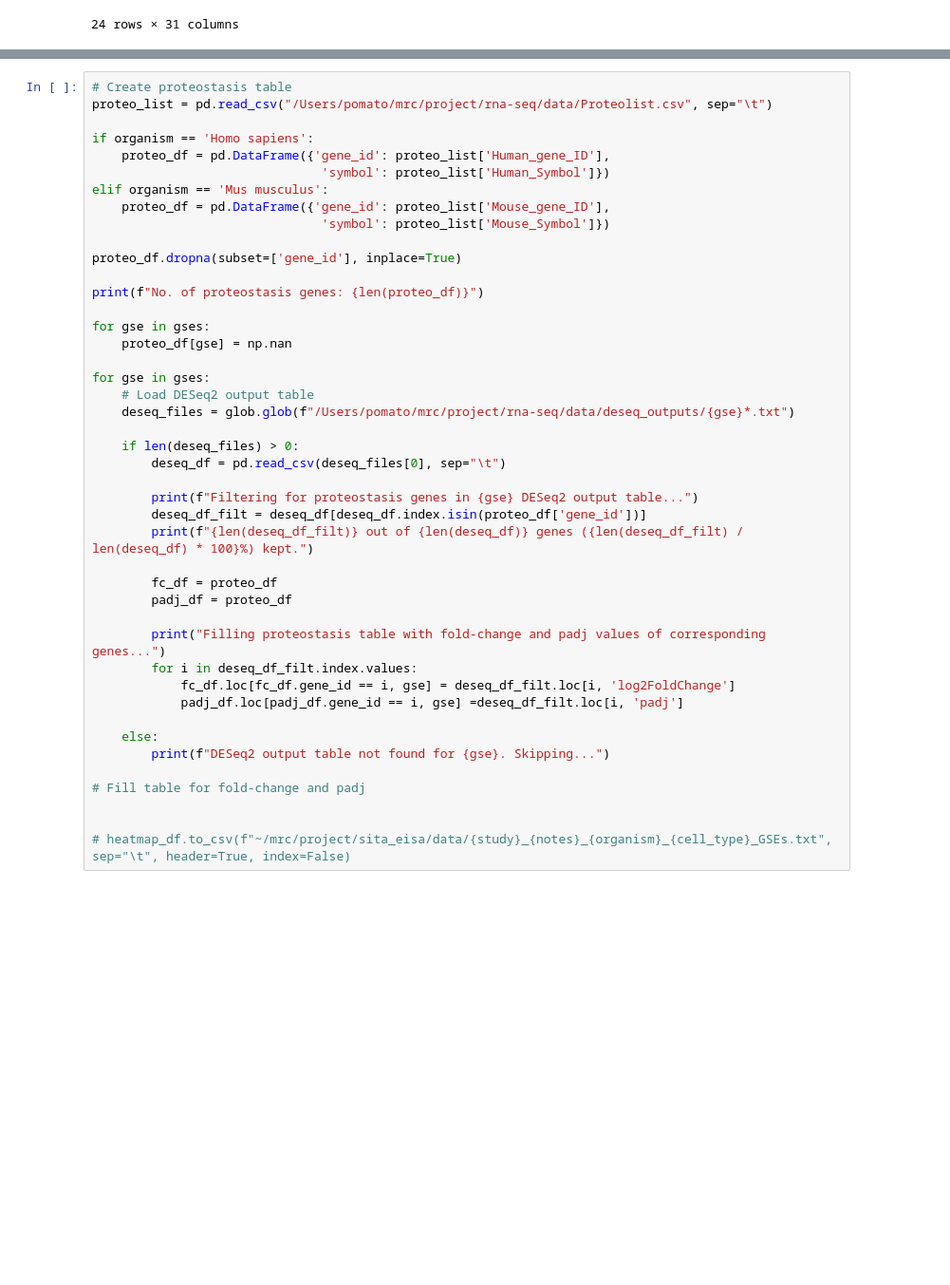
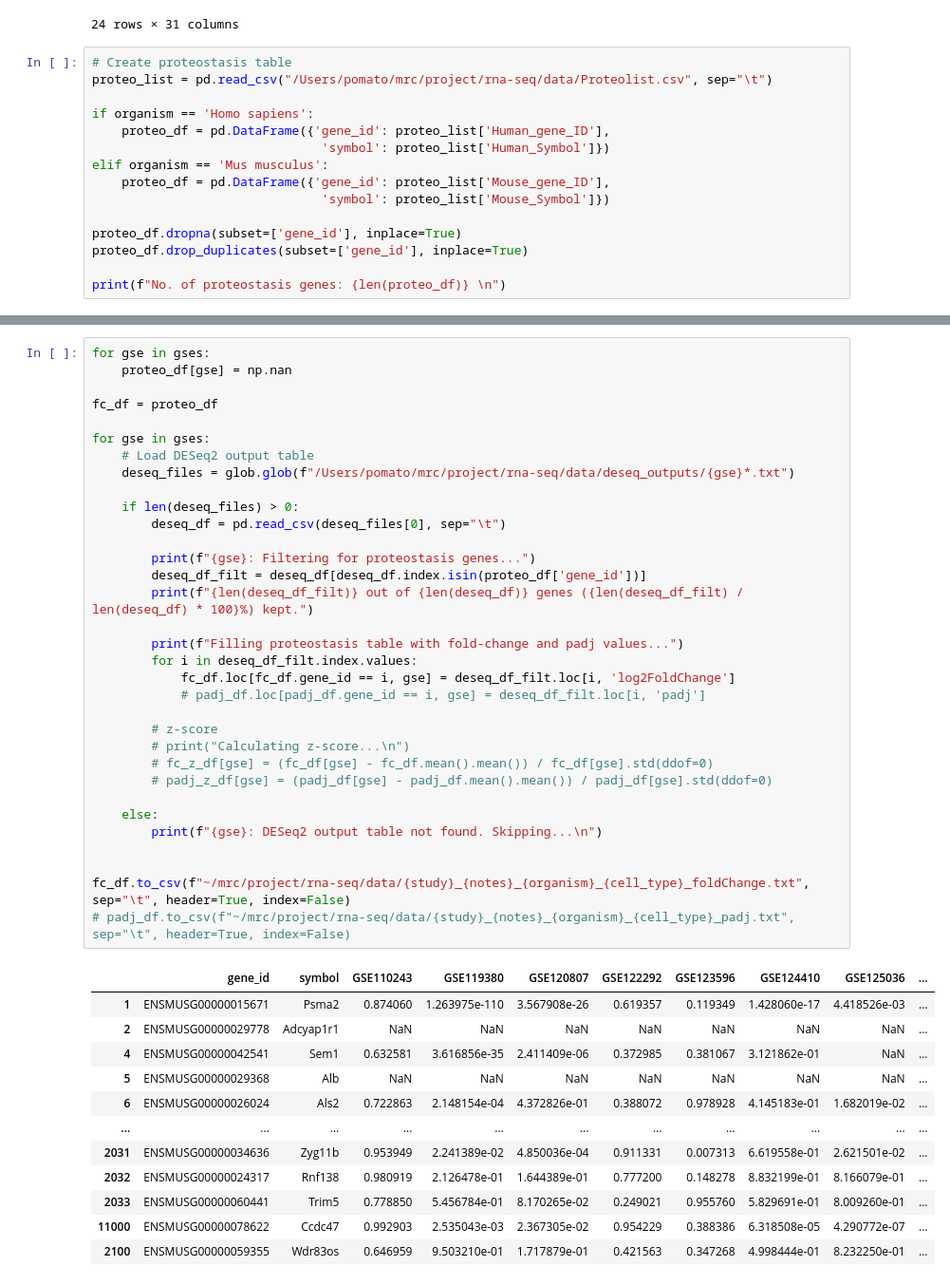
Before and after one commit to xinweny/rna-seq, a Jupyter notebook: script/eisa_proteostasis.ipynb, the cells around one changed output, grey strips where cells are left out. Shown at 95% size. Drawn from its saved outputs; the diff is of its cells as text; blank space fills up the shorter version.

Commit message:
make heatmap script

```diff
--- a/script/eisa_proteostasis.ipynb
+++ b/script/eisa_proteostasis.ipynb
@@ -72,3 +67,18 @@ No. of GSEs: 16
 | 125 | GSE92618 | Inflammation | Mus musculus | BMDM (Resident or Classical (CD16... | Basal vs. LPS-induced | 4 | 1 | ... |
 | 139 | GSE98563 | Inflammation | Mus musculus | BMDM (treated) | Control vs. LPS, low/normal MSCF | 4 | 0.01 | ... |
 24 rows × 31 columns
+# %%
+# Create proteostasis table
+proteo_list = pd.read_csv("/Users/pomato/mrc/project/rna-seq/data/Proteolist.csv", sep="\t")
+
+if organism == 'Homo sapiens':
+    proteo_df = pd.DataFrame({'gene_id': proteo_list['Human_gene_ID'],
+                               'symbol': proteo_list['Human_Symbol']})
+elif organism == 'Mus musculus':
+    proteo_df = pd.DataFrame({'gene_id': proteo_list['Mouse_gene_ID'],
+                               'symbol': proteo_list['Mouse_Symbol']})
+
+proteo_df.dropna(subset=['gene_id'], inplace=True)
+proteo_df.drop_duplicates(subset=['gene_id'], inplace=True)
+
+print(f"No. of proteostasis genes: {len(proteo_df)} \n")
@@ -75,45 +87,46 @@ No. of GSEs: 16
 # %%
-# Create proteostasis table
-proteo_list = pd.read_csv("/Users/pomato/mrc/project/rna-seq/data/Proteolist.csv", sep="\t")
-
-if organism == 'Homo sapiens':
-    proteo_df = pd.DataFrame({'gene_id': proteo_list['Human_gene_ID'],
-                               'symbol': proteo_list['Human_Symbol']})
-elif organism == 'Mus musculus':
-    proteo_df = pd.DataFrame({'gene_id': proteo_list['Mouse_gene_ID'],
-                               'symbol': proteo_list['Mouse_Symbol']})
-
-proteo_df.dropna(subset=['gene_id'], inplace=True)
-
-print(f"No. of proteostasis genes: {len(proteo_df)}")
-
 for gse in gses:
     proteo_df[gse] = np.nan
+
+fc_df = proteo_df
 
 for gse in gses:
     # Load DESeq2 output table
     deseq_files = glob.glob(f"/Users/pomato/mrc/project/rna-seq/data/deseq_outputs/{gse}*.txt")
 
     if len(deseq_files) > 0:
         deseq_df = pd.read_csv(deseq_files[0], sep="\t")
 
-        print(f"Filtering for proteostasis genes in {gse} DESeq2 output table...")
+        print(f"{gse}: Filtering for proteostasis genes...")
         deseq_df_filt = deseq_df[deseq_df.index.isin(proteo_df['gene_id'])]
         print(f"{len(deseq_df_filt)} out of {len(deseq_df)} genes ({len(deseq_df_filt) / len(deseq_df) * 100}%) kept.")
 
-        fc_df = proteo_df
-        padj_df = proteo_df
-
-        print("Filling proteostasis table with fold-change and padj values of corresponding genes...")
+        print(f"Filling proteostasis table with fold-change and padj values...")
         for i in deseq_df_filt.index.values:
             fc_df.loc[fc_df.gene_id == i, gse] = deseq_df_filt.loc[i, 'log2FoldChange']
-            padj_df.loc[padj_df.gene_id == i, gse] =deseq_df_filt.loc[i, 'padj']
+            # padj_df.loc[padj_df.gene_id == i, gse] = deseq_df_filt.loc[i, 'padj']
+
+        # z-score
+        # print("Calculating z-score...\n")
+        # fc_z_df[gse] = (fc_df[gse] - fc_df.mean().mean()) / fc_df[gse].std(ddof=0)
+        # padj_z_df[gse] = (padj_df[gse] - padj_df.mean().mean()) / padj_df[gse].std(ddof=0)
 
     else:
-        print(f"DESeq2 output table not found for {gse}. Skipping...")
-
-# Fill table for fold-change and padj
+        print(f"{gse}: DESeq2 output table not found. Skipping...\n")
 
 
-# heatmap_df.to_csv(f"~/mrc/project/sita_eisa/data/{study}_{notes}_{organism}_{cell_type}_GSEs.txt", sep="\t", header=True, index=False)
+fc_df.to_csv(f"~/mrc/project/rna-seq/data/{study}_{notes}_{organism}_{cell_type}_foldChange.txt", sep="\t", header=True, index=False)
+# padj_df.to_csv(f"~/mrc/project/rna-seq/data/{study}_{notes}_{organism}_{cell_type}_padj.txt", sep="\t", header=True, index=False)
 # %% [output]
+|  | gene_id | symbol | GSE110243 | GSE119380 | GSE120807 | GSE122292 | GSE123596 | GSE124410 | GSE125036 | ... |
+| 1 | ENSMUSG00000015671 | Psma2 | 0.874060 | 1.263975e-110 | 3.567908e-26 | 0.619357 | 0.119349 | 1.428060e-17 | 4.418526e-03 | ... |
+| 2 | ENSMUSG00000029778 | Adcyap1r1 | NaN | NaN | NaN | NaN | NaN | NaN | NaN | ... |
+| 4 | ENSMUSG00000042541 | Sem1 | 0.632581 | 3.616856e-35 | 2.411409e-06 | 0.372985 | 0.381067 | 3.121862e-01 | NaN | ... |
+| 5 | ENSMUSG00000029368 | Alb | NaN | NaN | NaN | NaN | NaN | NaN | NaN | ... |
+| 6 | ENSMUSG00000026024 | Als2 | 0.722863 | 2.148154e-04 | 4.372826e-01 | 0.388072 | 0.978928 | 4.145183e-01 | 1.682019e-02 | ... |
+| ... | ... | ... | ... | ... | ... | ... | ... | ... | ... | ... |
+| 2031 | ENSMUSG00000034636 | Zyg11b | 0.953949 | 2.241389e-02 | 4.850036e-04 | 0.911331 | 0.007313 | 6.619558e-01 | 2.621501e-02 | ... |
+| 2032 | ENSMUSG00000024317 | Rnf138 | 0.980919 | 2.126478e-01 | 1.644389e-01 | 0.777200 | 0.148278 | 8.832199e-01 | 8.166079e-01 | ... |
+| 2033 | ENSMUSG00000060441 | Trim5 | 0.778850 | 5.456784e-01 | 8.170265e-02 | 0.249021 | 0.955760 | 5.829691e-01 | 8.009260e-01 | ... |
+| 11000 | ENSMUSG00000078622 | Ccdc47 | 0.992903 | 2.535043e-03 | 2.367305e-02 | 0.954229 | 0.388386 | 6.318508e-05 | 4.290772e-07 | ... |
+| 2100 | ENSMUSG00000059355 | Wdr83os | 0.646959 | 9.503210e-01 | 1.717879e-01 | 0.421563 | 0.347268 | 4.998444e-01 | 8.232250e-01 | ... |
```
Also changed, not shown: parts of 4 cells of this notebook, 9 other files.
